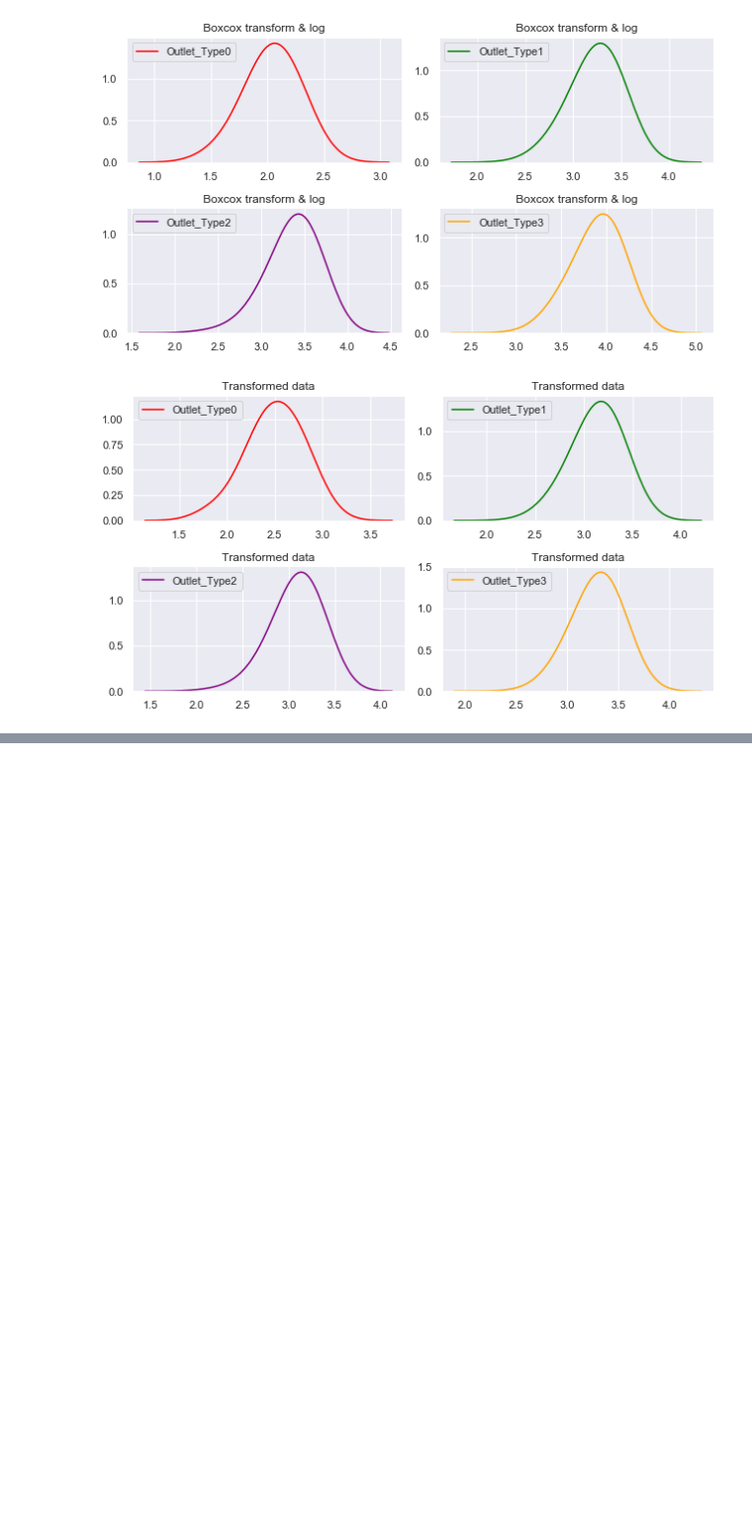
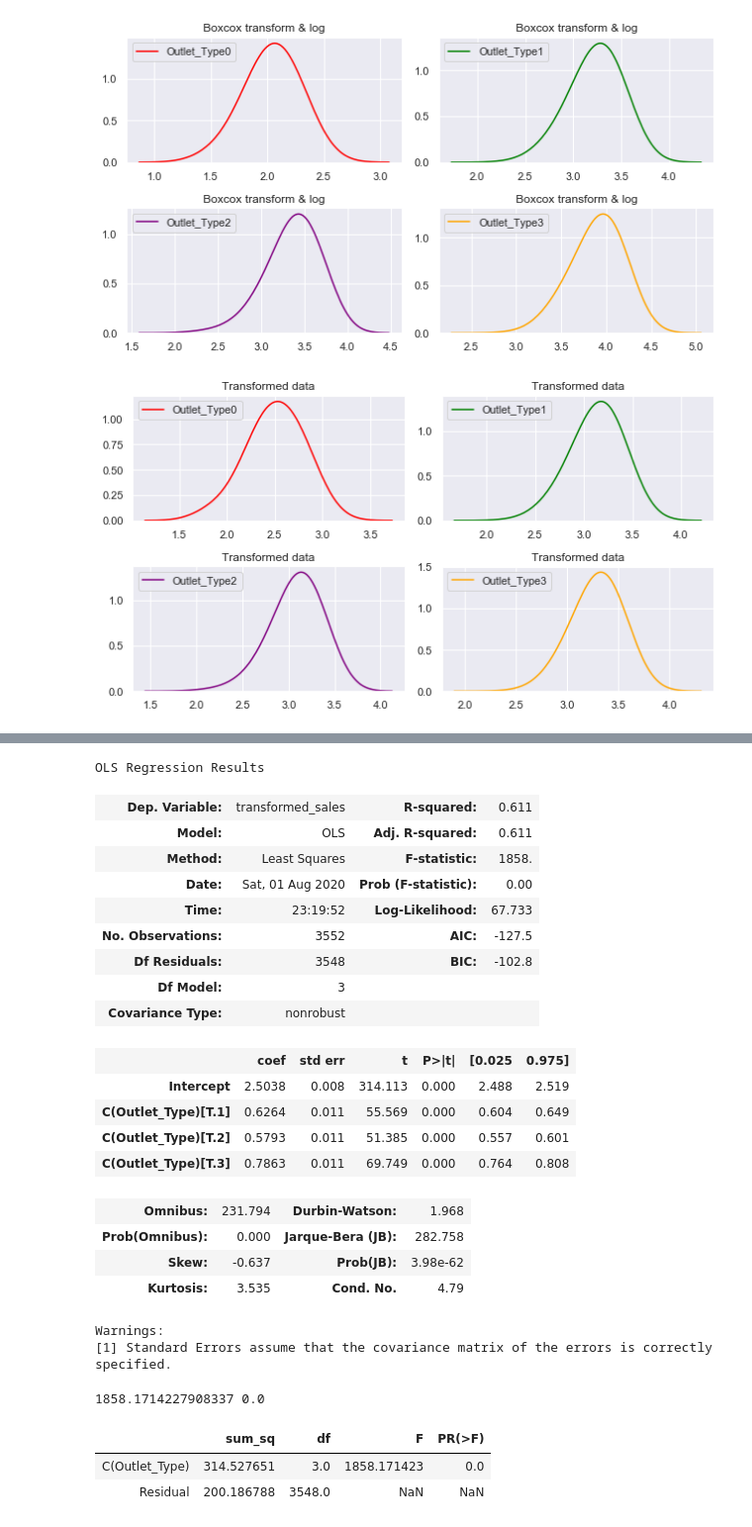
Before and after one commit to hanhanwu/Hanhan_Data_Science_Practice, a Jupyter notebook: Applied_Statistics/Learning_Notes/ANOVA_practice.ipynb, the cells around one changed output, grey strips where cells are left out. Shown at 99% size. Saved outputs shown, nothing was run; the diff lists cells and outputs as text; code cells hidden in the pictures; blank space fills up the shorter version.

```diff
--- a/Applied_Statistics/Learning_Notes/ANOVA_practice.ipynb
+++ b/Applied_Statistics/Learning_Notes/ANOVA_practice.ipynb
@@ -135,0 +181,40 @@ plt.show()
+# %%
+model = ols('transformed_sales ~ C(Outlet_Type)', selected_df).fit()
+model.summary()
+# %% [output]
+OLS Regression Results
+| Dep. Variable: | transformed_sales | R-squared: | 0.611 |
+| Model: | OLS | Adj. R-squared: | 0.611 |
+| Method: | Least Squares | F-statistic: | 1858. |
+| Date: | Sat, 01 Aug 2020 | Prob (F-statistic): | 0.00 |
+| Time: | 23:19:52 | Log-Likelihood: | 67.733 |
+| No. Observations: | 3552 | AIC: | -127.5 |
+| Df Residuals: | 3548 | BIC: | -102.8 |
+| Df Model: | 3 |  |  |
+| Covariance Type: | nonrobust |  |  |
+|  | coef | std err | t | P>|t| | [0.025 | 0.975] |
+| Intercept | 2.5038 | 0.008 | 314.113 | 0.000 | 2.488 | 2.519 |
+| C(Outlet_Type)[T.1] | 0.6264 | 0.011 | 55.569 | 0.000 | 0.604 | 0.649 |
+| C(Outlet_Type)[T.2] | 0.5793 | 0.011 | 51.385 | 0.000 | 0.557 | 0.601 |
+| C(Outlet_Type)[T.3] | 0.7863 | 0.011 | 69.749 | 0.000 | 0.764 | 0.808 |
+| Omnibus: | 231.794 | Durbin-Watson: | 1.968 |
+| Prob(Omnibus): | 0.000 | Jarque-Bera (JB): | 282.758 |
+| Skew: | -0.637 | Prob(JB): | 3.98e-62 |
+| Kurtosis: | 3.535 | Cond. No. | 4.79 |
+Warnings:
+[1] Standard Errors assume that the covariance matrix of the errors is correctly specified.
+# %%
+# OLS model F, p-value
+F = model.fvalue
+p = model.f_pvalue
+print(F, p)
+# %% [output]
+1858.1714227908337 0.0
+# %%
+# Creates the ANOVA table
+res = anova_lm(model, typ= 2)
+res
+# %% [output]
+|  | sum_sq | df | F | PR(>F) |
+| C(Outlet_Type) | 314.527651 | 3.0 | 1858.171423 | 0.0 |
+| Residual | 200.186788 | 3548.0 | NaN | NaN |
```
Also changed, not shown: parts of 17 cells of this notebook.
